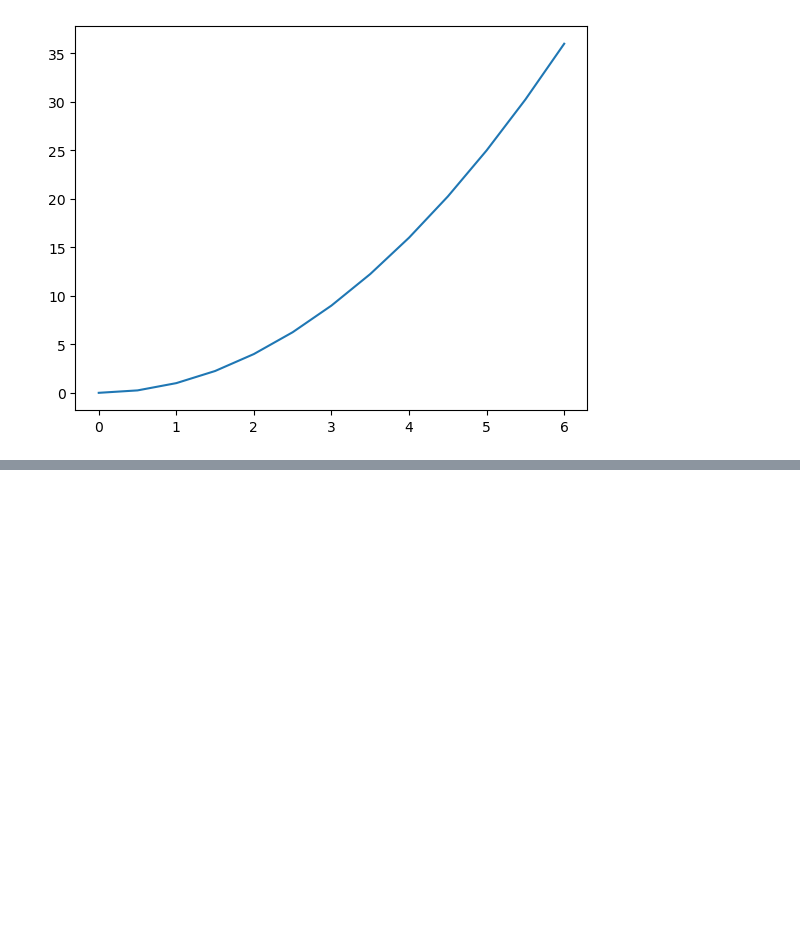
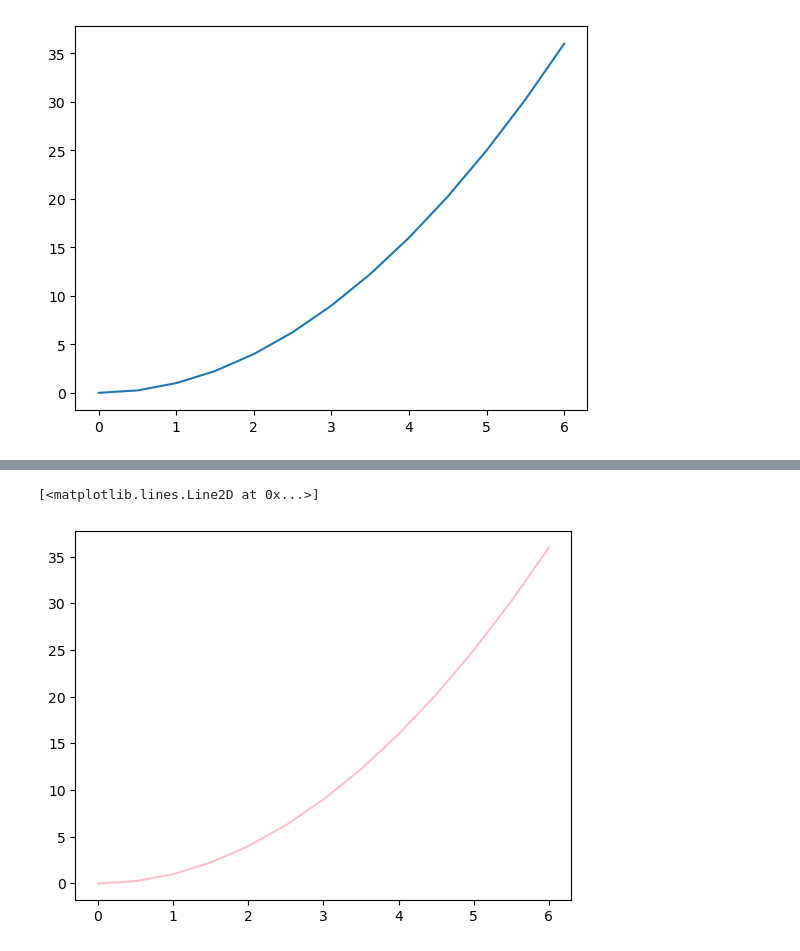
Before and after one commit to dhruvjoshi07/Data_Analysis_Notebook, a Jupyter notebook: pylibrary/matplot.ipynb, the cells around one changed output, grey strips where cells are left out. Cells and saved outputs as stored; diff of their text form; code cells hidden in the pictures; blank space fills up the shorter version.

```diff
--- a/pylibrary/matplot.ipynb
+++ b/pylibrary/matplot.ipynb
@@ -160,0 +175,6 @@ FileNotFoundError: [Errno 2] No such file or directory: 'luffy.jpg'
+# %%
+#Desigining
+plt.plot(x,y,color="pink")
+# %% [output]
+[<matplotlib.lines.Line2D at 0x...>]
+[figure, added]
```
Also changed, not shown: parts of 5 cells of this notebook, 1 other file.
